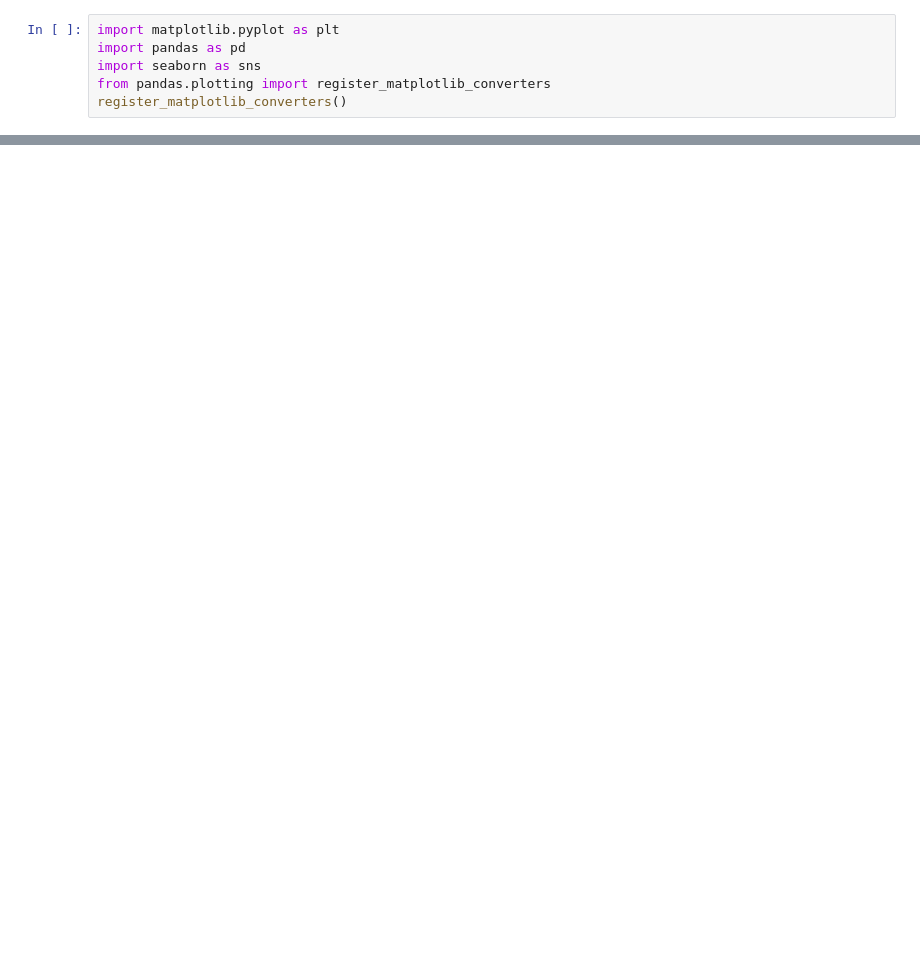
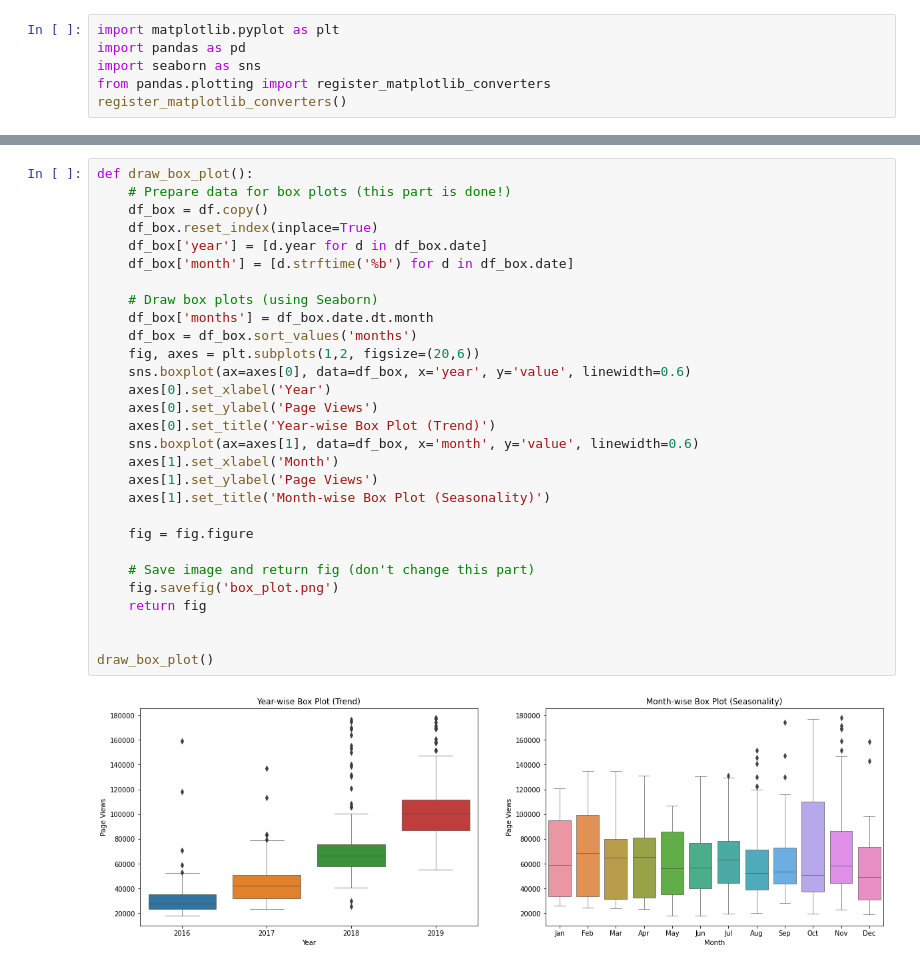
Before and after one commit to JuanFuenza/Proyectos-Certificado-Analisis-de-Datos-FreeCodeCamp, a Jupyter notebook: Page View Time Series Visualizer/time_series_visualizer.ipynb, the cells around one changed output, grey strips where cells are left out. Cells and saved outputs as stored; diff of their text form; blank space fills up the shorter version.

```diff
--- a/Page View Time Series Visualizer/time_series_visualizer.ipynb
+++ b/Page View Time Series Visualizer/time_series_visualizer.ipynb
@@ -26,0 +50,31 @@ df
+# %%
+def draw_box_plot():
+    # Prepare data for box plots (this part is done!)
+    df_box = df.copy()
+    df_box.reset_index(inplace=True)
+    df_box['year'] = [d.year for d in df_box.date]
+    df_box['month'] = [d.strftime('%b') for d in df_box.date]
+
+    # Draw box plots (using Seaborn)
+    df_box['months'] = df_box.date.dt.month
+    df_box = df_box.sort_values('months')
+    fig, axes = plt.subplots(1,2, figsize=(20,6))
+    sns.boxplot(ax=axes[0], data=df_box, x='year', y='value', linewidth=0.6)
+    axes[0].set_xlabel('Year')
+    axes[0].set_ylabel('Page Views')
+    axes[0].set_title('Year-wise Box Plot (Trend)')
+    sns.boxplot(ax=axes[1], data=df_box, x='month', y='value', linewidth=0.6)
+    axes[1].set_xlabel('Month')
+    axes[1].set_ylabel('Page Views')
+    axes[1].set_title('Month-wise Box Plot (Seasonality)')
+
+    fig = fig.figure
+
+    # Save image and return fig (don't change this part)
+    fig.savefig('box_plot.png')
+    return fig
+
+
+draw_box_plot()
+# %% [output]
+[figure, added]
```
Also changed, not shown: parts of 4 cells of this notebook, 5 other files.
